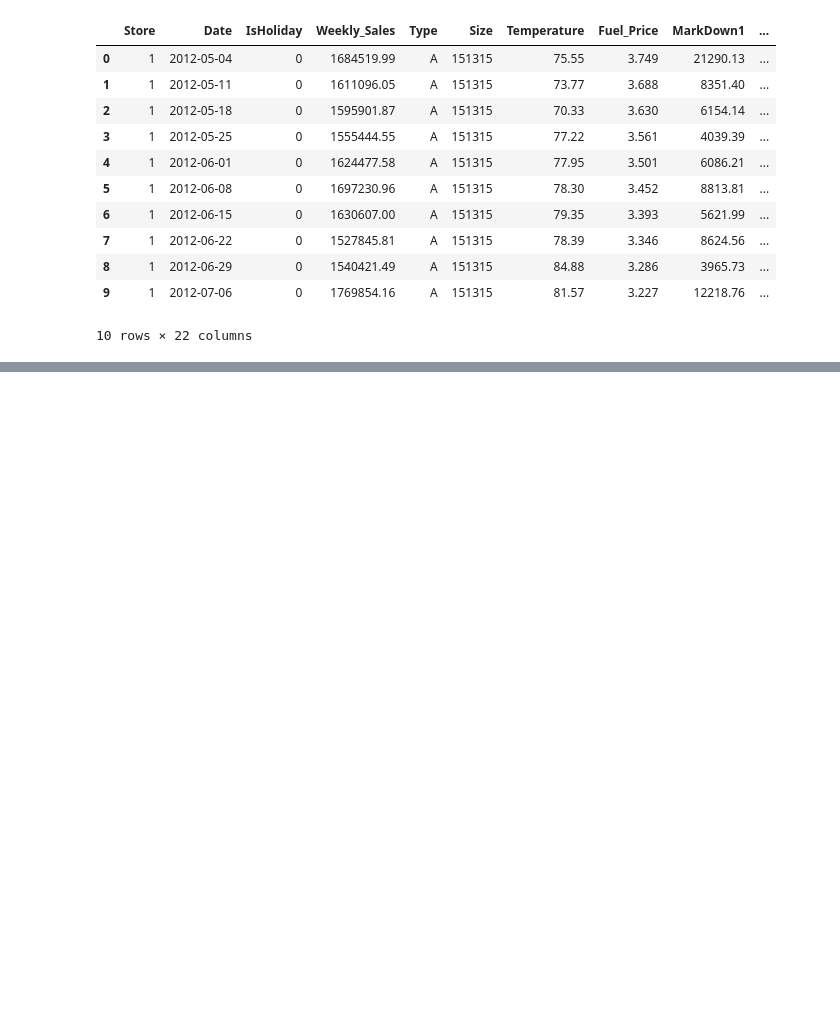
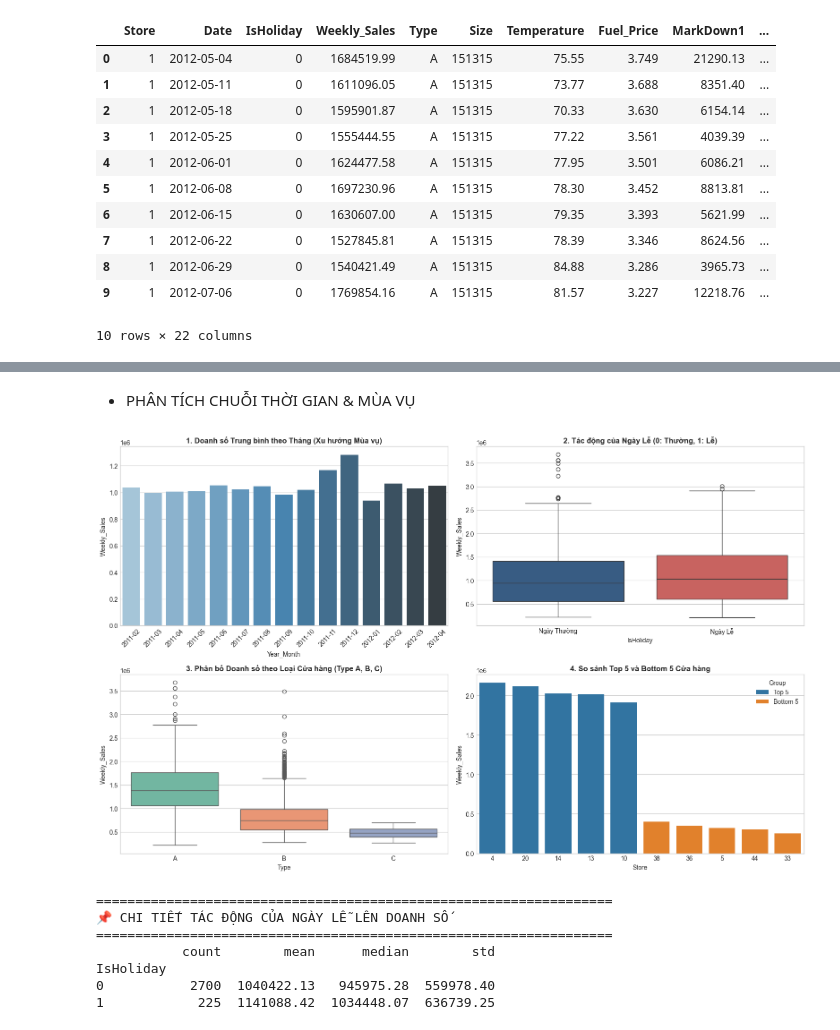
Before and after one commit to AIVIETNAM-AIO-trungcan/AIO_Conquer_Module3_PorscheClub, a Jupyter notebook: notebooks/01. Preprocessing.ipynb, the cells around one changed output, grey strips where cells are left out. Cells and saved outputs as stored; diff of their text form; code cells hidden in the pictures; blank space fills up the shorter version.

```diff
--- a/notebooks/01. Preprocessing.ipynb
+++ b/notebooks/01. Preprocessing.ipynb
@@ -222,0 +362,53 @@ df1.head(10)
+# %% [markdown]
+* PHÂN TÍCH CHUỖI THỜI GIAN & MÙA VỤ
+# %%
+import matplotlib.pyplot as plt
+import seaborn as sns
+import pandas as pd
+
+# Cấu hình giao diện biểu đồ
+plt.style.use('seaborn-v0_8-whitegrid')
+fig, axes = plt.subplots(2, 2, figsize=(16, 10))
+
+# 1. Biểu đồ Trend doanh số theo Tháng
+monthly_sales = df.groupby(['Year', 'Month'])['Weekly_Sales'].mean().reset_index()
+monthly_sales['Year_Month'] = monthly_sales['Year'].astype(str) + '-' + monthly_sales['Month'].astype(str).str.zfill(2)
+sns.barplot(data=monthly_sales, x='Year_Month', y='Weekly_Sales', ax=axes[0, 0], palette='Blues_d')
+axes[0, 0].set_title('1. Doanh số Trung bình theo Tháng (Xu hướng Mùa vụ)', fontsize=12, fontweight='bold')
+axes[0, 0].tick_params(axis='x', rotation=45)
+
+# 2. So sánh Doanh số Ngày Lễ vs Ngày Thường
+sns.boxplot(data=df, x='IsHoliday', y='Weekly_Sales', ax=axes[0, 1], palette=['#2b5c8f', '#d9534f'])
+axes[0, 1].set_title('2. Tác động của Ngày Lễ (0: Thường, 1: Lễ)', fontsize=12, fontweight='bold')
+axes[0, 1].set_xticklabels(['Ngày Thường', 'Ngày Lễ'])
+
+# 3. Doanh số theo Phân loại Cửa hàng (Type)
+sns.boxplot(data=df, x='Type', y='Weekly_Sales', ax=axes[1, 0], palette='Set2')
+axes[1, 0].set_title('3. Phân bố Doanh số theo Loại Cửa hàng (Type A, B, C)', fontsize=12, fontweight='bold')
+
+# 4. Top 5 & Bottom 5 Cửa hàng
+store_sales = df.groupby('Store')['Weekly_Sales'].mean().sort_values(ascending=False)
+top_bottom_stores = pd.concat([store_sales.head(5), store_sales.tail(5)]).reset_index()
+top_bottom_stores['Group'] = ['Top 5'] * 5 + ['Bottom 5'] * 5
+sns.barplot(data=top_bottom_stores, x='Store', y='Weekly_Sales', hue='Group', ax=axes[1, 1], order=top_bottom_stores['Store'])
+axes[1, 1].set_title('4. So sánh Top 5 và Bottom 5 Cửa hàng', fontsize=12, fontweight='bold')
+
+plt.tight_layout()
+plt.savefig('eda_seasonality_overview.png', dpi=300)
+plt.show()
+
+# In con số thống kê Ngày Lễ vs Ngày Thường
+holiday_stats = df.groupby('IsHoliday')['Weekly_Sales'].agg(['count', 'mean', 'median', 'std']).round(2)
+print("==================================================================")
+print("📌 CHI TIẾT TÁC ĐỘNG CỦA NGÀY LỄ LÊN DOANH SỐ")
+print("==================================================================")
+print(holiday_stats.to_string())
+# %% [output]
+[figure, added]
+==================================================================
+📌 CHI TIẾT TÁC ĐỘNG CỦA NGÀY LỄ LÊN DOANH SỐ
+==================================================================
+           count        mean      median        std
+IsHoliday
+0           2700  1040422.13   945975.28  559978.40
+1            225  1141088.42  1034448.07  636739.25
```
Also changed, not shown: parts of 11 cells of this notebook, 2 other files.
